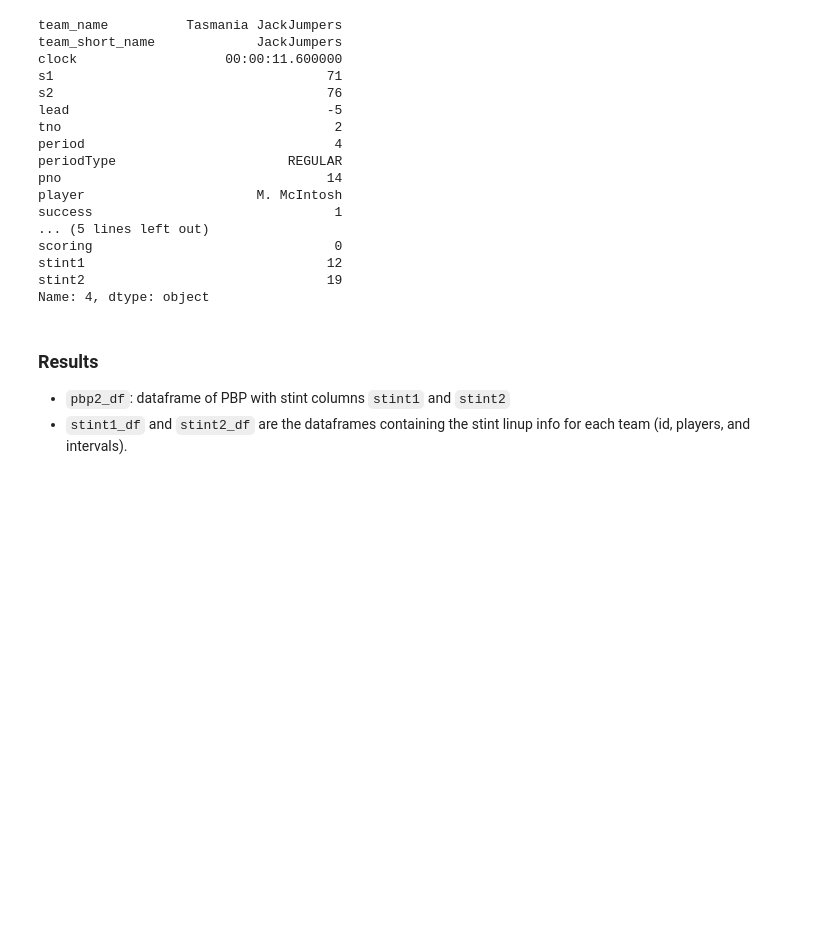
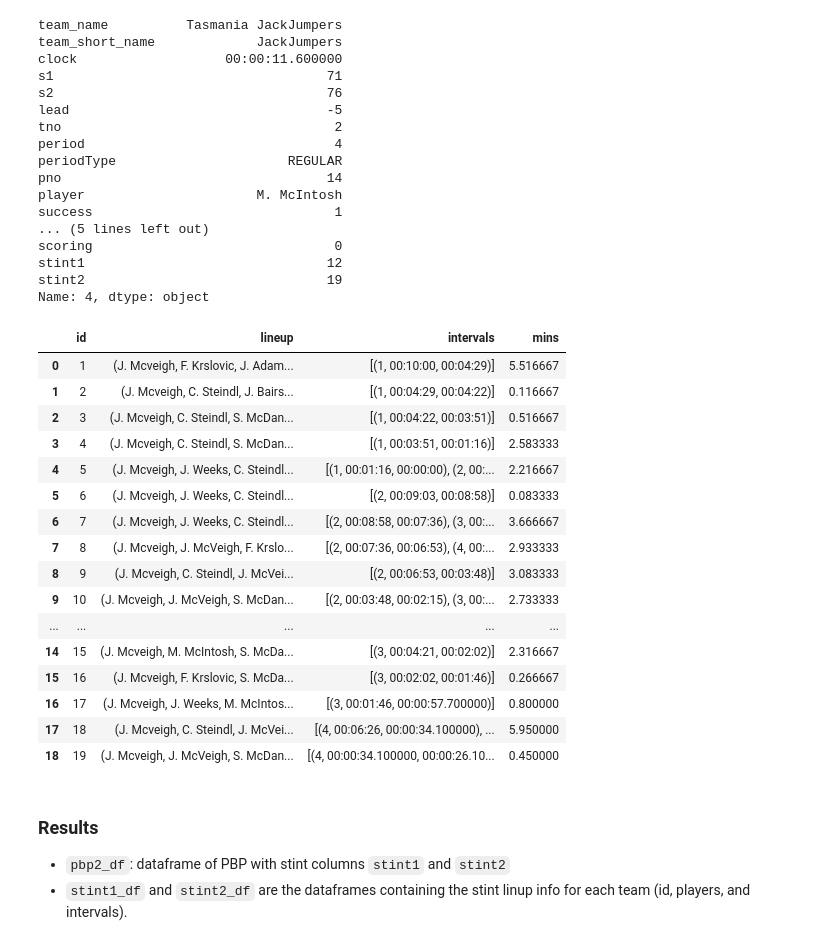
Before and after one commit to ssardina/pynbl, a Jupyter notebook: bball_stas.ipynb, the cells around one changed output. Cells and saved outputs as stored; diff of their text form; code cells hidden in the pictures; blank space fills up the shorter version.

```diff
--- a/bball_stas.ipynb
+++ b/bball_stas.ipynb
@@ -231,6 +231,26 @@ scoring                               0
 stint1                               12
 stint2                               19
 Name: 4, dtype: object
+# %%
+stints2_df
+# %% [output]
+|  | id | lineup | intervals | mins |
+| 0 | 1 | (J. Mcveigh, F. Krslovic, J. Adam... | [(1, 00:10:00, 00:04:29)] | 5.516667 |
+| 1 | 2 | (J. Mcveigh, C. Steindl, J. Bairs... | [(1, 00:04:29, 00:04:22)] | 0.116667 |
+| 2 | 3 | (J. Mcveigh, C. Steindl, S. McDan... | [(1, 00:04:22, 00:03:51)] | 0.516667 |
+| 3 | 4 | (J. Mcveigh, C. Steindl, S. McDan... | [(1, 00:03:51, 00:01:16)] | 2.583333 |
+| 4 | 5 | (J. Mcveigh, J. Weeks, C. Steindl... | [(1, 00:01:16, 00:00:00), (2, 00:... | 2.216667 |
+| 5 | 6 | (J. Mcveigh, J. Weeks, C. Steindl... | [(2, 00:09:03, 00:08:58)] | 0.083333 |
+| 6 | 7 | (J. Mcveigh, J. Weeks, C. Steindl... | [(2, 00:08:58, 00:07:36), (3, 00:... | 3.666667 |
+| 7 | 8 | (J. Mcveigh, J. McVeigh, F. Krslo... | [(2, 00:07:36, 00:06:53), (4, 00:... | 2.933333 |
+| 8 | 9 | (J. Mcveigh, C. Steindl, J. McVei... | [(2, 00:06:53, 00:03:48)] | 3.083333 |
+| 9 | 10 | (J. Mcveigh, J. McVeigh, S. McDan... | [(2, 00:03:48, 00:02:15), (3, 00:... | 2.733333 |
+| ... | ... | ... | ... | ... |
+| 14 | 15 | (J. Mcveigh, M. McIntosh, S. McDa... | [(3, 00:04:21, 00:02:02)] | 2.316667 |
+| 15 | 16 | (J. Mcveigh, F. Krslovic, S. McDa... | [(3, 00:02:02, 00:01:46)] | 0.266667 |
+| 16 | 17 | (J. Mcveigh, J. Weeks, M. McIntos... | [(3, 00:01:46, 00:00:57.700000)] | 0.800000 |
+| 17 | 18 | (J. Mcveigh, C. Steindl, J. McVei... | [(4, 00:06:26, 00:00:34.100000), ... | 5.950000 |
+| 18 | 19 | (J. Mcveigh, J. McVeigh, S. McDan... | [(4, 00:00:34.100000, 00:00:26.10... | 0.450000 |
 # %% [markdown]
 ### Results
 
```
Also changed, not shown: parts of 5 cells of this notebook, 2 other files.
